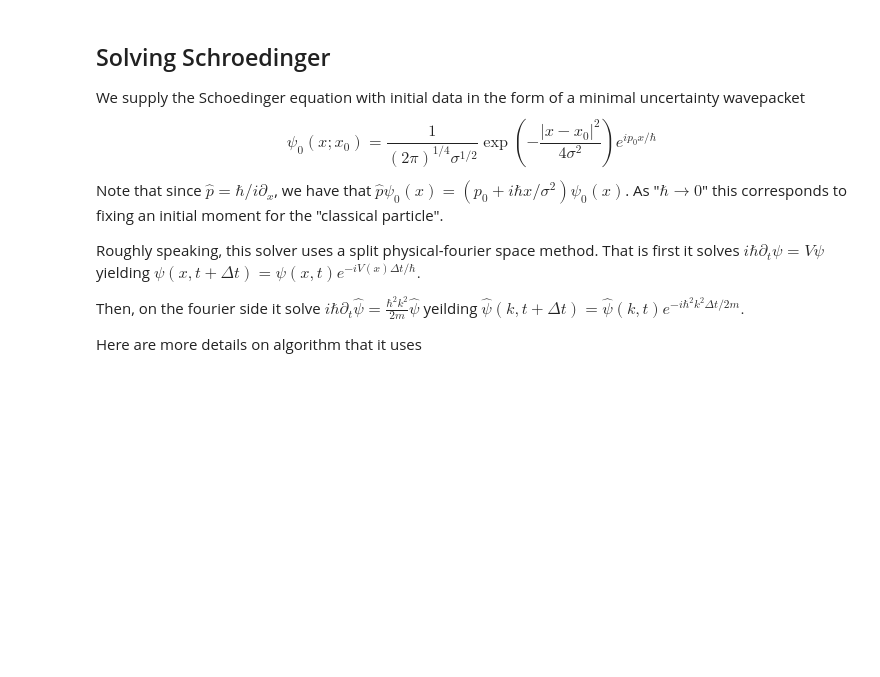
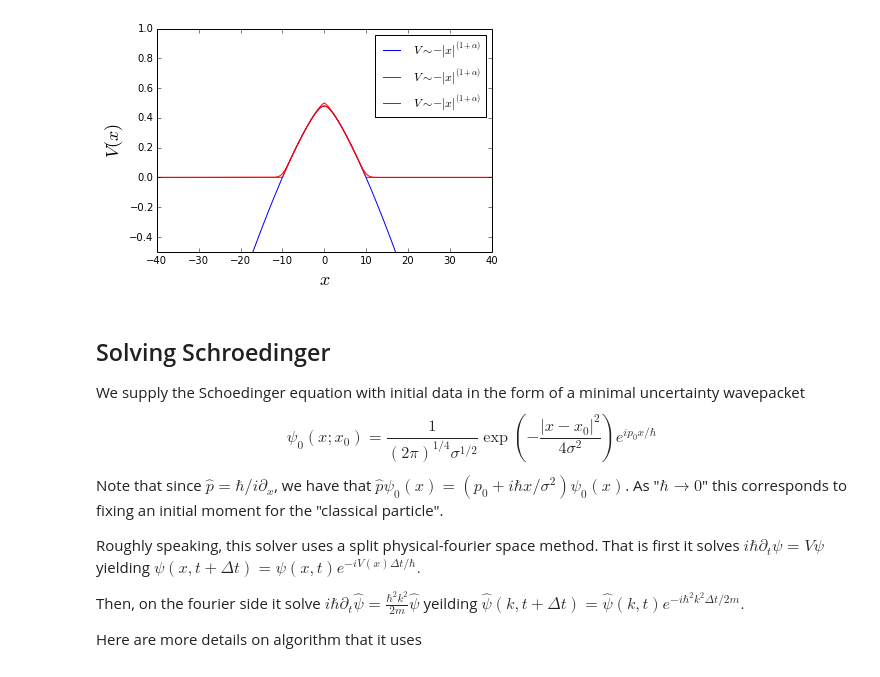
Before and after one commit to khadetushar/pySchrodinger, a Jupyter notebook: 1D Schroedinger Solver.ipynb, the cells around one changed output. Cells and saved outputs as stored; diff of their text form; code cells hidden in the pictures; blank space fills up the shorter version.

Commit message:
cleaned up plotting

```diff
--- a/1D Schroedinger Solver.ipynb
+++ b/1D Schroedinger Solver.ipynb
@@ -71,6 +71,9 @@ def fbm(n, H = 0.75):
   x -= np.mean(x)
   return x/x.std()
 
+def bumpfunction(x, w):
+    return np.piecewise(x, [abs(x) < w, abs(x) >= w], [1, 0])
+
 #################### Potentials
 
 def ConicalPotential(x, e, zero = 1):
@@ -78,21 +81,44 @@ def ConicalPotential(x, e, zero = 1):
     return .5*((1./v)*(v - np.abs(x)**(e)))
 
 
-def ConicalPotentialatZero(x, e):
-    return - np.abs(x)**(e)
-
+def LocalConicalPotential(x, e, zero = 1):
+    return ConicalPotential(x, e, zero)*bumpfunction(x, zero)
 
 def SmoothedConicalPotential(ell, x, e, zero = 1):
     return ndimage.gaussian_filter(ConicalPotential(x, e, zero), ell)
 
-def SmoothedConicalPotentialatZero(ell, x, e):
-    return ndimage.gaussian_filter(ConicalPotentialatZero(x, e), ell)
+def localizedSmoothPotential(ell, x, e, zero = 1):
+    return  ndimage.gaussian_filter(LocalConicalPotential(x, e, zero), ell)
+
+
 
 def BrownianPotential(n, alpha):
     return fbm(n, H = alpha)
 
 def SmoothedBrownianPotential(ell, n, alpha):
     return ndimage.gaussian_filter(BrownianPotential(n, alpha), ell)
+# %%
+def PlotPotential(e, ell, zero = 1):
+    xfine = np.arange(-100, 100, .01).astype(np.float)
+    ax = plt.figure().add_subplot(111)
+    ax.plot(xfine,
+            SmoothedConicalPotential(ell, xfine, e, zero),'b-',
+            label = '$V\\sim -|x|^{(1+ \\alpha)}$',
+            color = 'blue')
+    ax.plot(xfine,
+            LocalConicalPotential(xfine, e, zero),'r-',
+            label = '$V\\sim -|x|^{(1+ \\alpha)}$')
+    ax.plot(xfine,
+            localizedSmoothPotential(ell, xfine, e, zero),'r-',
+            label = '$V\\sim -|x|^{(1+ \\alpha)}$')
+    ax.legend(loc = "best")
+    ax.set_xlim(-40, 40)
+    ax.set_ylim(-.5, 1)
+    ax.set_xlabel('$x$', fontsize = 18)
+    ax.set_ylabel('$V(x)$', fontsize = 18)
+PlotPotential(1.3, 100, zero = 10)
+# %% [output]
+[figure, added]
 # %% [markdown]
 Solving Schroedinger
 -----
```
Also changed, not shown: parts of 10 cells of this notebook.
